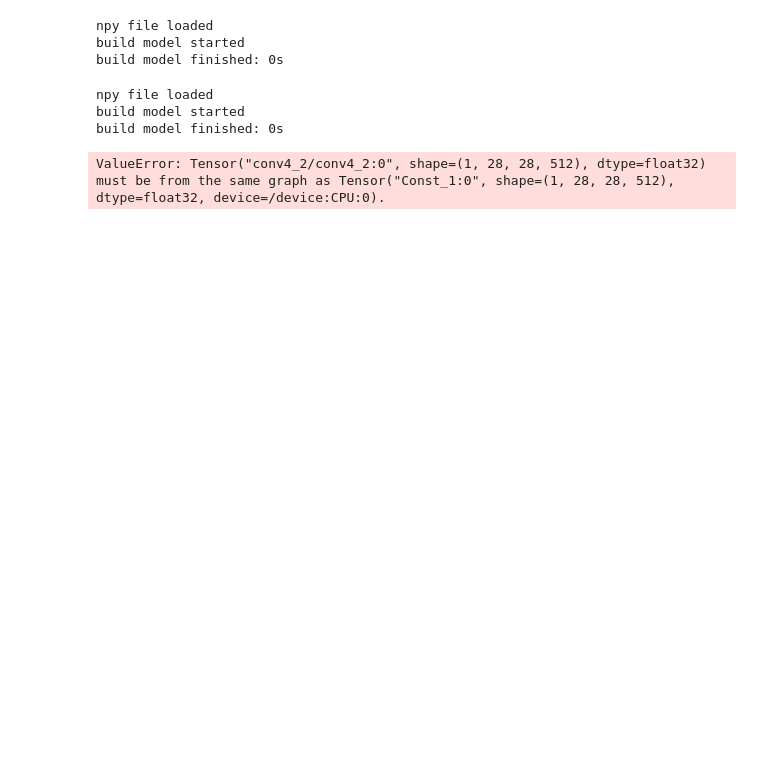
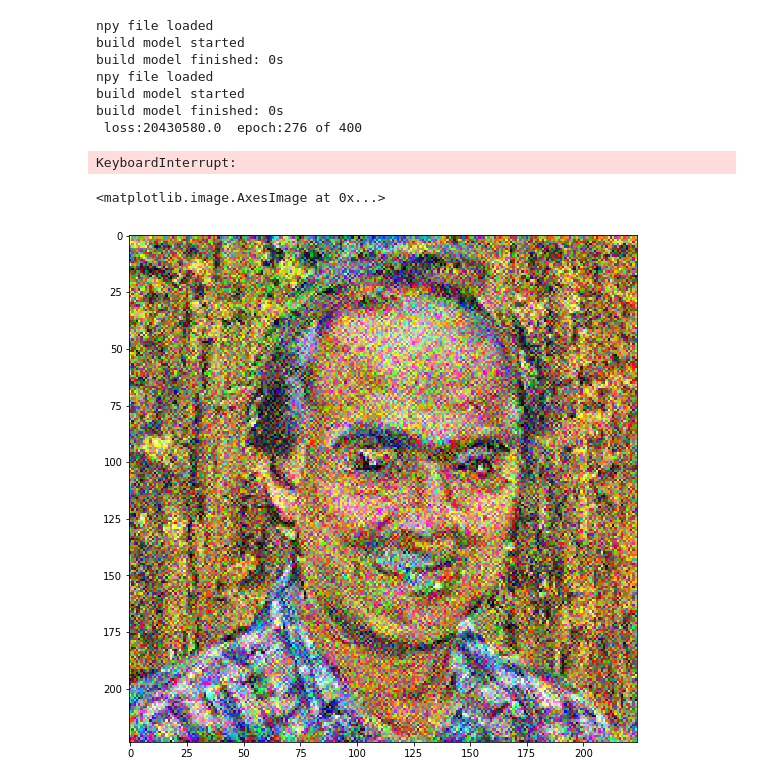
Before and after one commit to shawnrca/neural_style_transfer, a Jupyter notebook: neural_style_transfer-vgg19.ipynb, the cells around one changed output. Drawn from its saved outputs; the diff is of its cells as text; code cells hidden in the pictures; blank space fills up the shorter version.

```diff
--- a/neural_style_transfer-vgg19.ipynb
+++ b/neural_style_transfer-vgg19.ipynb
@@ -125,14 +127,15 @@ class Vgg19_nts(Vgg19):
         return(images)
 # %%
-vv = Vgg19_nts(content_image_path="sh.jpg", style_img_path="vangogh_starry_night.jpg")
+vv = Vgg19_nts(content_image_path="sh.jpg", style_img_path="the-red-vineyard.jpg", ratio_content_to_style=1e-2,
+               vgg19_npy_path="vgg19_from_h5.npy", )
+
+images = vv.paint(no_of_epochs=400)
 # %% [output]
 npy file loaded
 build model started
 build model finished: 0s
+npy file loaded
+build model started
+build model finished: 0s
+ loss:20430580.0  epoch:276 of 400
+KeyboardInterrupt:
-# %%
-f = vv.paint()
-# %% [output]
-npy file loaded
-build model started
-build model finished: 0s
-ValueError: Tensor("conv4_2/conv4_2:0", shape=(1, 28, 28, 512), dtype=float32) must be from the same graph as Tensor("Const_1:0", shape=(1, 28, 28, 512), dtype=float32, device=/device:CPU:0).
@@ -171,47 +142,8 @@ gc.collect()
-# %%
-tf.reset_default_graph()
-images = list()
-
-with tf.Session(config=tf.ConfigProto(log_device_placement=True)) as sess:
-
-
-    imgs = tf.get_variable(shape=[1, 224, 224, 3], initializer=tf.random_uniform_initializer(0, 1),
-                           name="painted", dtype=tf.float32)
-
-    #imgs = tf.get_variable(initializer=img_init, name="painted", dtype=tf.float32)
-    #images.append(img_init)
-
-    sess.run(tf.variables_initializer([imgs]))
-    with tf.device("/cpu:0"):
-        vgg_paint = Vgg19_nts(imgs=imgs, ratio_content_to_style=1e-3,
-                              style_act_list=style_acts, content_act_list=content_acts)
-        lr = tf.placeholder(shape=[], dtype=tf.float32)
-
-        adam_op, op_min, loss = vgg_paint.build_optmizer(learning_rate=lr)
-        adam_vars = [v for v in vgg_paint.graph.get_collection("variables")
-                     if v.name in ['beta1_power:0', 'beta2_power:0', 'painted/Adam:0', 'painted/Adam_1:0']]
-        sess.run(tf.variables_initializer(adam_vars))
-
-
-    feed_dict = {lr:0.005}
-    stack_len = 50
-    for epoch in range(600):
-
-        _, ls = sess.run([op_min, loss], feed_dict=feed_dict)
-
-        if epoch%10==0:
-            images.append(np.clip(sess.run(imgs), 0, 1))
-            if len(images)>stack_len:
-                images = images[-stack_len::]
-                gc.collect()
-
-        print("\r loss:{:<8}  epoch:{}".format(ls, epoch), end=" ")
 # %%
 #Need to add the image net mean and clip for 0 to 1
 plt.figure(figsize=(20, 20))
 plt.subplot(1, 2, 1)
-plt.imshow(images[-10].squeeze())
-
-plt.subplot(1, 2, 2)
 plt.imshow(images[-1].squeeze())
-plt.show()
+# %% [output]
+<matplotlib.image.AxesImage at 0x...>
+[figure, added]
```
Also changed, not shown: parts of 3 cells of this notebook, 1 other file.
